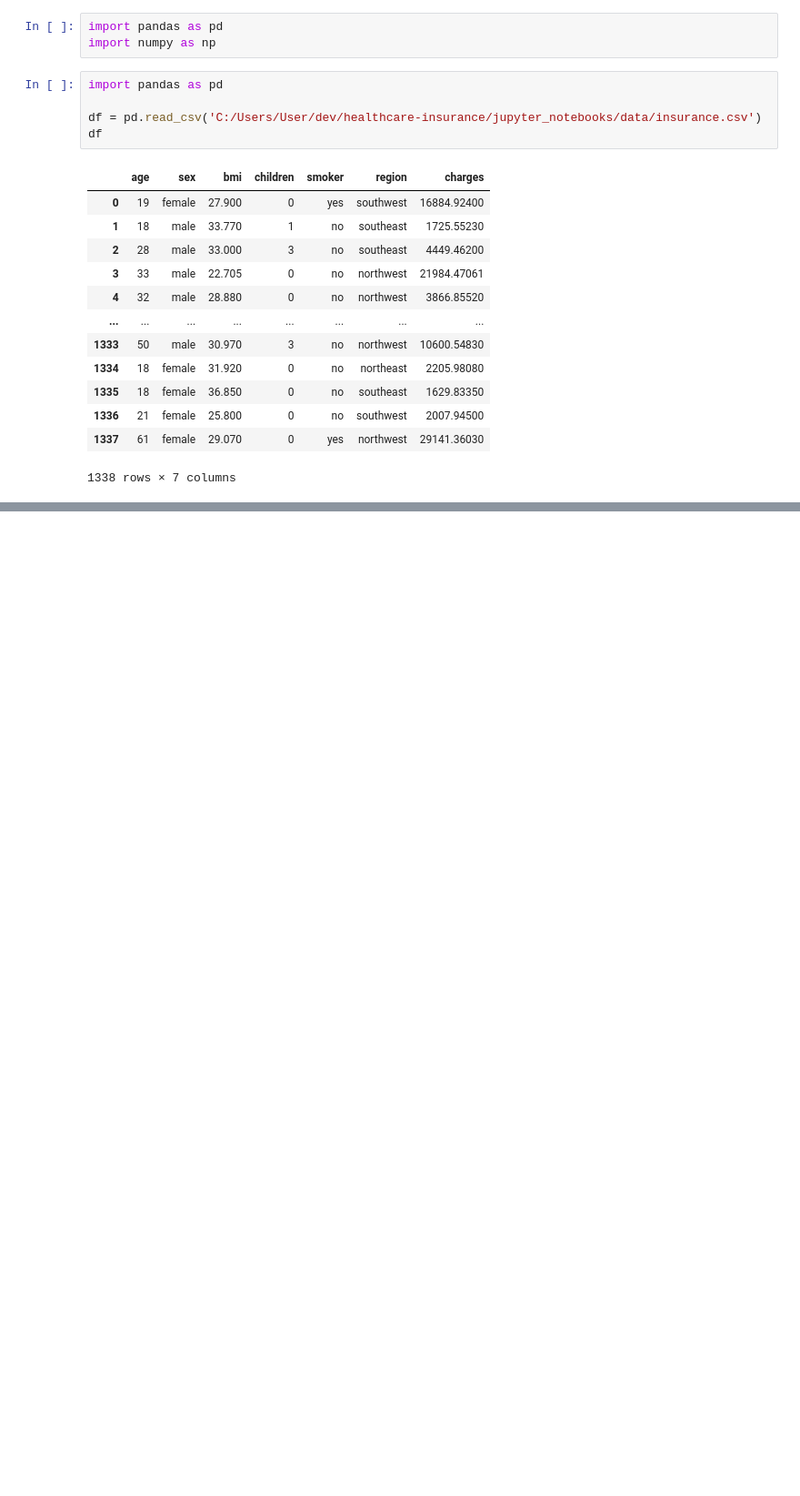
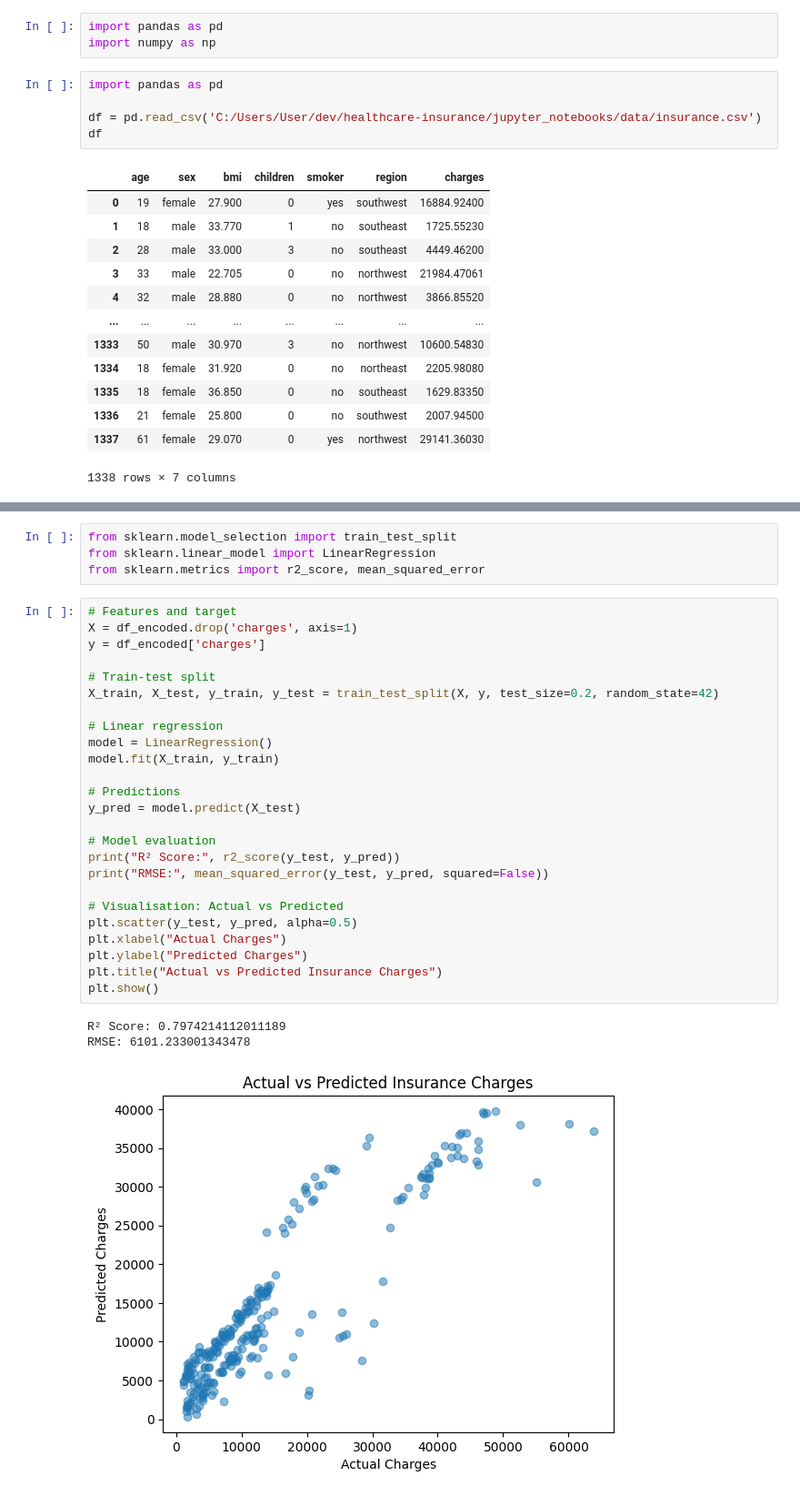
Before and after one commit to CeliaPires/healthcare-insurance, a Jupyter notebook: jupyter_notebooks/data_investigation.ipynb, the cells around one changed output, grey strips where cells are left out. Shown at 91% size. Cells and saved outputs as stored; diff of their text form; blank space fills up the shorter version.

```diff
--- a/jupyter_notebooks/data_investigation.ipynb
+++ b/jupyter_notebooks/data_investigation.ipynb
@@ -24,0 +333,33 @@ created project folder, imported raw insurance csv file and imported pandas and
+# %%
+from sklearn.model_selection import train_test_split
+from sklearn.linear_model import LinearRegression
+from sklearn.metrics import r2_score, mean_squared_error
+# %%
+# Features and target
+X = df_encoded.drop('charges', axis=1)
+y = df_encoded['charges']
+
+# Train-test split
+X_train, X_test, y_train, y_test = train_test_split(X, y, test_size=0.2, random_state=42)
+
+# Linear regression
+model = LinearRegression()
+model.fit(X_train, y_train)
+
+# Predictions
+y_pred = model.predict(X_test)
+
+# Model evaluation
+print("R² Score:", r2_score(y_test, y_pred))
+print("RMSE:", mean_squared_error(y_test, y_pred, squared=False))
+
+# Visualisation: Actual vs Predicted
+plt.scatter(y_test, y_pred, alpha=0.5)
+plt.xlabel("Actual Charges")
+plt.ylabel("Predicted Charges")
+plt.title("Actual vs Predicted Insurance Charges")
+plt.show()
+# %% [output]
+R² Score: 0.7974214112011189
+RMSE: 6101.233001343478
+[figure, added]
```
Also changed, not shown: parts of 55 cells of this notebook, 1 other file.
